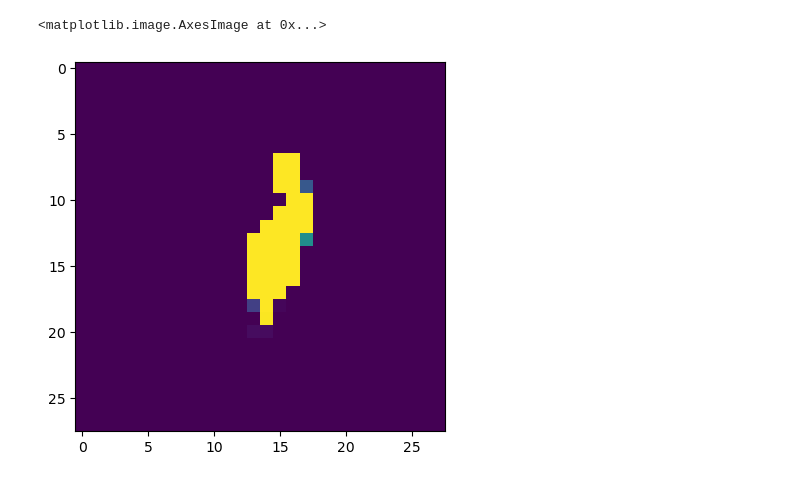
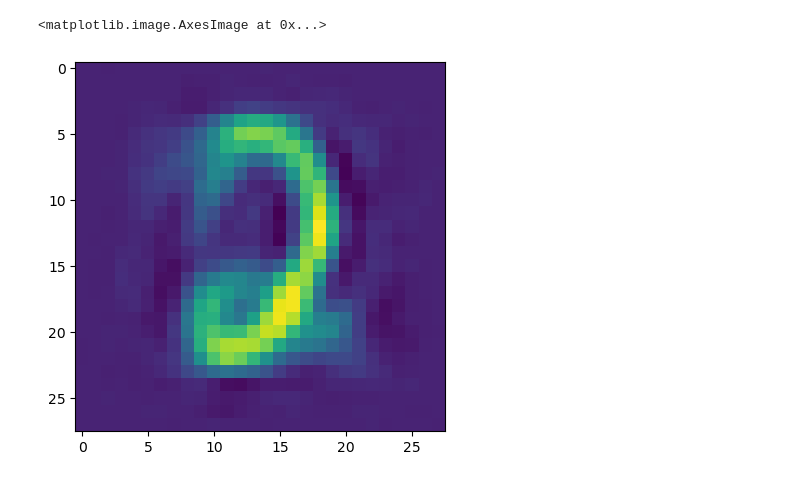
Before and after one commit to xyro-coder/Variational_Autoencoders, a Jupyter notebook: VAE_Models/Vanilla_Variational_Autoencoder.ipynb, the cells around one changed output. Drawn from its saved outputs; the diff is of its cells as text; code cells hidden in the pictures.

```diff
--- a/VAE_Models/Vanilla_Variational_Autoencoder.ipynb
+++ b/VAE_Models/Vanilla_Variational_Autoencoder.ipynb
@@ -67,7 +35,4 @@ Extracting ./data/MNIST/raw/t10k-labels-idx1-ubyte.gz to ./data/MNIST/raw
 # %%
-import scipy.stats
-
-
 class VariationalAutoencoder(nn.Module):
     def __init__(self, input_size=config["input_size"], hidden_layer1=config["hidden_layer1"], hidden_layer2=config["hidden_layer2"], bottleneck=config["bottleneck"], hidden_layer3=config["hidden_layer3"], hidden_layer4=config["hidden_layer4"]):
         super(VariationalAutoencoder, self).__init__()
@@ -77,19 +42,18 @@ class VariationalAutoencoder(nn.Module):
             nn.LeakyReLU(),
             nn.Linear(hidden_layer1, hidden_layer2),
             nn.LeakyReLU(),
-            nn.Linear(hidden_layer2, bottleneck)
+            nn.Linear(hidden_layer2, bottleneck),
         )
 
-        self.mew = nn.Linear(bottleneck, 1)
-        self.sigma = nn.Linear(bottleneck, 1)
+        self.mew = nn.Linear(bottleneck, bottleneck)
+        self.logvar = nn.Linear(bottleneck, bottleneck)
 
         self.decoding_layers = nn.Sequential(
             nn.Linear(bottleneck, hidden_layer3),
             nn.LeakyReLU(),
             nn.Linear(hidden_layer3, hidden_layer4),
             nn.LeakyReLU(),
-            nn.Linear(hidden_layer4, input_size),
-            nn.Sigmoid()
+            nn.Linear(hidden_layer4, input_size)
         )
     def encoder_forward(self, data_vector):
         # make some error handling here later hopefully
@@ -100,22 +64,19 @@ class VariationalAutoencoder(nn.Module):
 
         encoder_output = self.encoding_layers(data_vector)
         mew = self.mew(encoder_output)
-        sigma = self.sigma(encoder_output)
+        logvar = self.logvar(encoder_output)
 
-        return mew, sigma
+        return mew, logvar
 
-    def decoder_forward(self, mew, sigma):
+    def decoder_forward(self, mew, logvar):
         #z = u + sigma * eita^i
         #eita ~ N(0, 1)
         # 100 by 128
 
+        eps = torch.randn((config['batch_size'], config['bottleneck']))
+        logvar = 0.5 * logvar
 
-
-        eps = torch.randn((config['batch_size'], config['bottleneck']))
-
-
-        z = mew + sigma * eps
-
+        z = mew + torch.exp(logvar) * eps
 
         decoder_output = self.decoding_layers(z)
 
@@ -193,6 +134,7 @@ Epoch [100/100], Avg Loss: 0.068935
 # %%
-
-plt.imshow(Model.decoder_forward(50, 10)[0].view(28, 28).detach().numpy())
+mu = torch.randn(1, 128)
+log_var = torch.randn(1, 128)
+plt.imshow(Model.decoder_forward(mu, log_var)[99].view(28, 28).detach().numpy())
 # %% [output]
 <matplotlib.image.AxesImage at 0x...>
-[figure, old version]
+[figure, new version]
```
Also changed, not shown: parts of 5 cells of this notebook.
